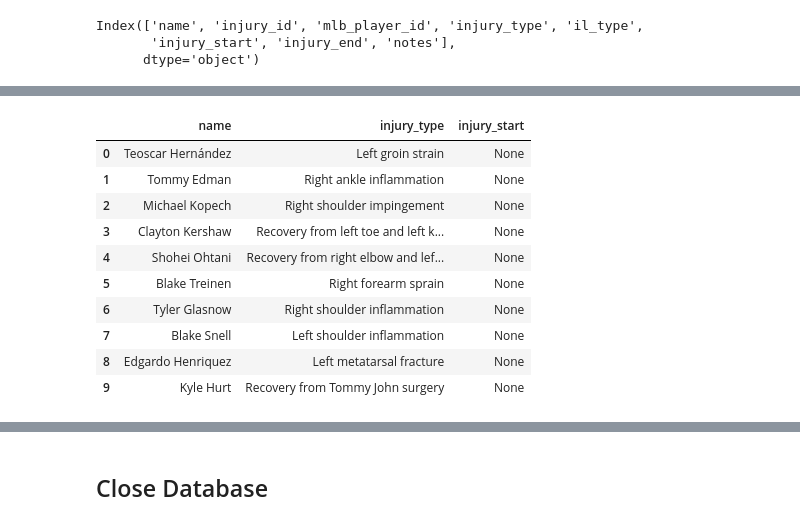
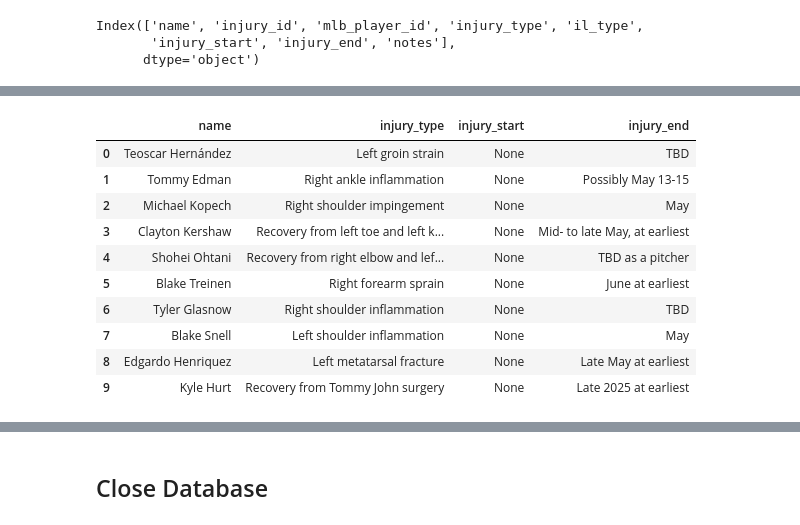
Before and after one commit to laniel123/MLB_Injury_Report, a Jupyter notebook: notebooks /dodgers_db.ipynb, the cells around one changed output, grey strips where cells are left out. Drawn from its saved outputs; the diff is of its cells as text; code cells hidden in the pictures.

```diff
--- a/notebooks /dodgers_db.ipynb
+++ b/notebooks /dodgers_db.ipynb
@@ -127,16 +122,16 @@ names_injuries.head()
 # %%
 
 # Filter only certain columns
-names_injuries[['name', 'injury_type', 'injury_start']].head(10)
+names_injuries[['name', 'injury_type', 'injury_start', 'injury_end']].head(10)
 # %% [output]
-|  | name | injury_type | injury_start |
-| 0 | Teoscar Hernández | Left groin strain | None |
-| 1 | Tommy Edman | Right ankle inflammation | None |
-| 2 | Michael Kopech | Right shoulder impingement | None |
-| 3 | Clayton Kershaw | Recovery from left toe and left k... | None |
-| 4 | Shohei Ohtani | Recovery from right elbow and lef... | None |
-| 5 | Blake Treinen | Right forearm sprain | None |
-| 6 | Tyler Glasnow | Right shoulder inflammation | None |
-| 7 | Blake Snell | Left shoulder inflammation | None |
-| 8 | Edgardo Henriquez | Left metatarsal fracture | None |
-| 9 | Kyle Hurt | Recovery from Tommy John surgery | None |
+|  | name | injury_type | injury_start | injury_end |
+| 0 | Teoscar Hernández | Left groin strain | None | TBD |
+| 1 | Tommy Edman | Right ankle inflammation | None | Possibly May 13-15 |
+| 2 | Michael Kopech | Right shoulder impingement | None | May |
+| 3 | Clayton Kershaw | Recovery from left toe and left k... | None | Mid- to late May, at earliest |
+| 4 | Shohei Ohtani | Recovery from right elbow and lef... | None | TBD as a pitcher |
+| 5 | Blake Treinen | Right forearm sprain | None | June at earliest |
+| 6 | Tyler Glasnow | Right shoulder inflammation | None | TBD |
+| 7 | Blake Snell | Left shoulder inflammation | None | May |
+| 8 | Edgardo Henriquez | Left metatarsal fracture | None | Late May at earliest |
+| 9 | Kyle Hurt | Recovery from Tommy John surgery | None | Late 2025 at earliest |
```
Also changed, not shown: parts of 6 cells of this notebook, 1 other file.
